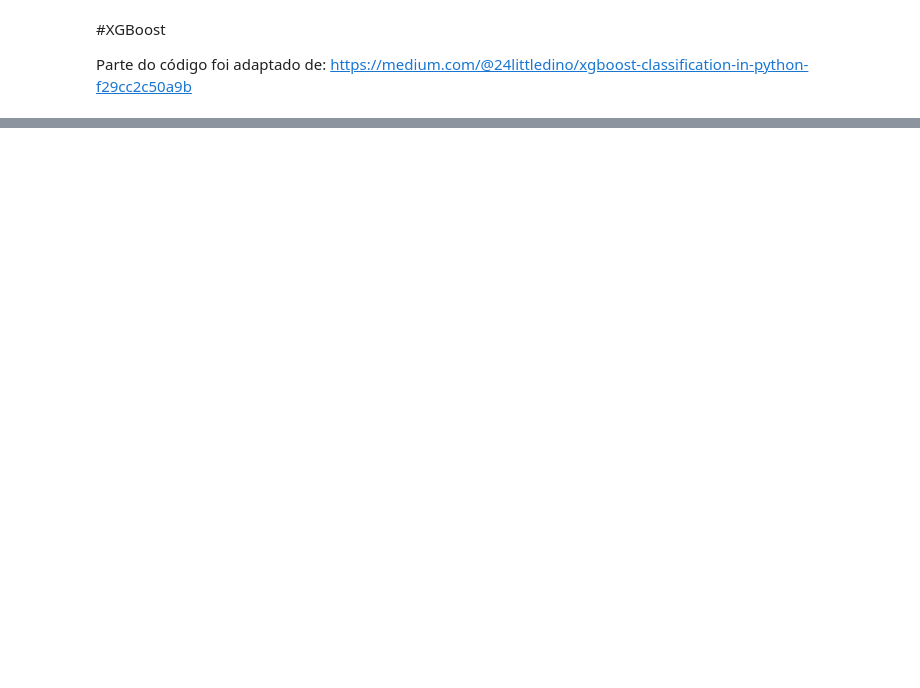
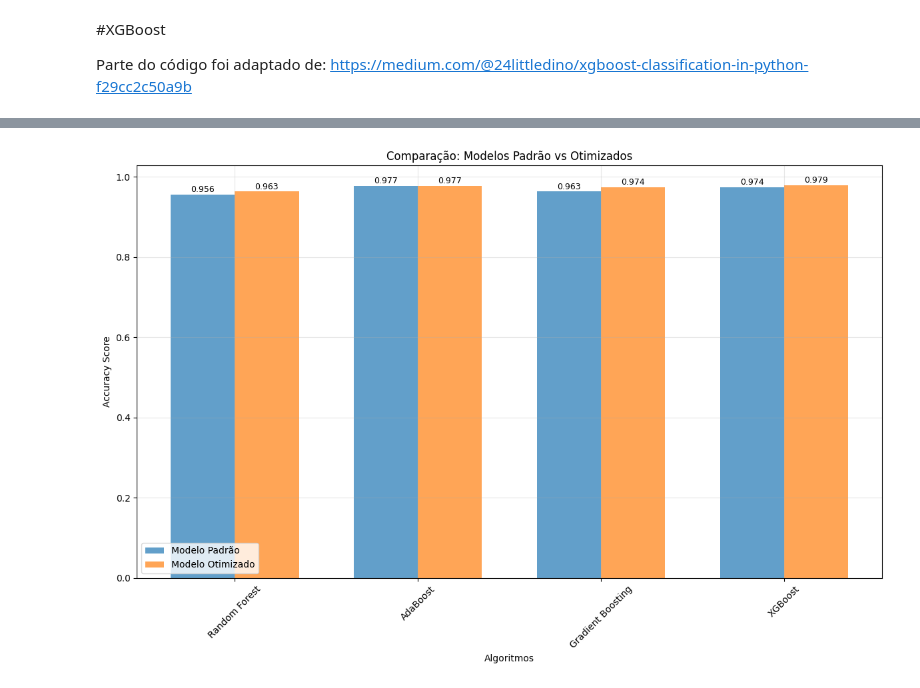
Before and after one commit to WilliamParlow/postgrad-ai, a Jupyter notebook: fase_3/machine_learning/algoritmos_de_comites/AM_Aula4_4_AlgoritmosComites.ipynb, the cells around one changed output, grey strips where cells are left out. Saved outputs shown, nothing was run; the diff lists cells and outputs as text; code cells hidden in the pictures; blank space fills up the shorter version.

```diff
--- a/fase_3/machine_learning/algoritmos_de_comites/AM_Aula4_4_AlgoritmosComites.ipynb
+++ b/fase_3/machine_learning/algoritmos_de_comites/AM_Aula4_4_AlgoritmosComites.ipynb
@@ -175,0 +244,20 @@ plt.show()
+# %%
+# Hyperparameter tuning para Gradient Boosting
+param_grid = {
+    'n_estimators': [50, 100, 200],
+    'learning_rate': [0.01, 0.1, 0.2],
+    'max_depth': [3, 5, 7]
+}
+
+gb_grid = GridSearchCV(
+    GradientBoostingClassifier(random_state=42),
+    param_grid,
+    cv=5,
+    scoring='accuracy',
+    n_jobs=-1
+)
+
+gb_grid.fit(X, y)
+
+print("Melhores parâmetros:", gb_grid.best_params_)
+print("Melhor score:", gb_grid.best_score_)
@@ -175,0 +771,75 @@ plt.show()
+# %%
+# Comparando modelos otimizados vs modelos padrão
+print("\n" + "="*70)
+print("COMPARAÇÃO: MODELOS OTIMIZADOS vs MODELOS PADRÃO")
+print("="*70)
+
+# Modelos padrão para comparação
+default_models = {
+    'Random Forest': RandomForestClassifier(n_estimators=100, random_state=42),
+    'AdaBoost': AdaBoostClassifier(n_estimators=100, random_state=42),
+    'Gradient Boosting': GradientBoostingClassifier(n_estimators=100, random_state=42),
+    'XGBoost': xgb.XGBClassifier(random_state=42)
+}
+
+comparison_results = {}
+
+for name in param_grids.keys():
+    # Avaliando modelo padrão
+    default_scores = cross_val_score(default_models[name], X, y, cv=5)
+    default_mean = default_scores.mean()
+
+    # Avaliando modelo otimizado
+    optimized_scores = cross_val_score(best_models[name], X, y, cv=5)
+    optimized_mean = optimized_scores.mean()
+
+    # Calculando melhoria
+    improvement = optimized_mean - default_mean
+    improvement_pct = (improvement / default_mean) * 100
+
+    comparison_results[name] = {
+        'default_score': default_mean,
+        'optimized_score': optimized_mean,
+        'improvement': improvement,
+        'improvement_pct': improvement_pct
+    }
+
+    print(f"\n{name}:")
+    print(f"  Modelo Padrão:     {default_mean:.4f}")
+    print(f"  Modelo Otimizado:  {optimized_mean:.4f}")
+    print(f"  Melhoria:          {improvement:+.4f} ({improvement_pct:+.2f}%)")
+
+# Criando visualização da comparação
+names = list(comparison_results.keys())
+default_scores = [comparison_results[name]['default_score'] for name in names]
+optimized_scores = [comparison_results[name]['optimized_score'] for name in names]
+
+x = np.arange(len(names))
+width = 0.35
+
+fig, ax = plt.subplots(figsize=(12, 8))
+bars1 = ax.bar(x - width/2, default_scores, width, label='Modelo Padrão', alpha=0.7)
+bars2 = ax.bar(x + width/2, optimized_scores, width, label='Modelo Otimizado', alpha=0.7)
+
+ax.set_xlabel('Algoritmos')
+ax.set_ylabel('Accuracy Score')
+ax.set_title('Comparação: Modelos Padrão vs Otimizados')
+ax.set_xticks(x)
+ax.set_xticklabels(names, rotation=45)
+ax.legend()
+ax.grid(True, alpha=0.3)
+
+# Adicionando valores nas barras
+for bar in bars1:
+    height = bar.get_height()
+    ax.text(bar.get_x() + bar.get_width()/2., height + 0.001,
+            f'{height:.3f}', ha='center', va='bottom', fontsize=9)
+
+for bar in bars2:
+    height = bar.get_height()
+    ax.text(bar.get_x() + bar.get_width()/2., height + 0.001,
+            f'{height:.3f}', ha='center', va='bottom', fontsize=9)
+
+plt.tight_layout()
+plt.show()
+# %% [output]
@@ -175,0 +868 @@ plt.show()
+[figure, added]
```
Also changed, not shown: parts of 30 cells of this notebook, 2 other files.
